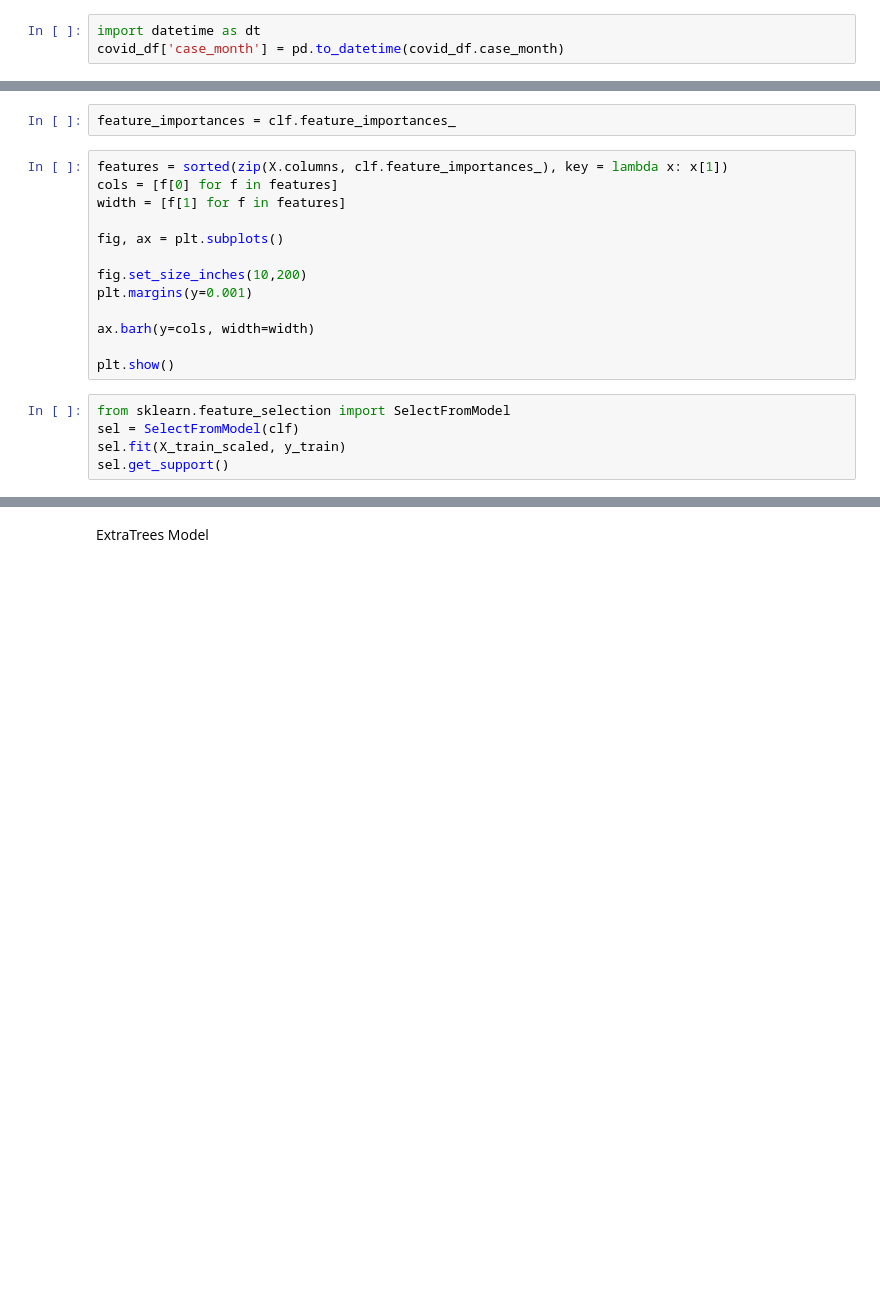
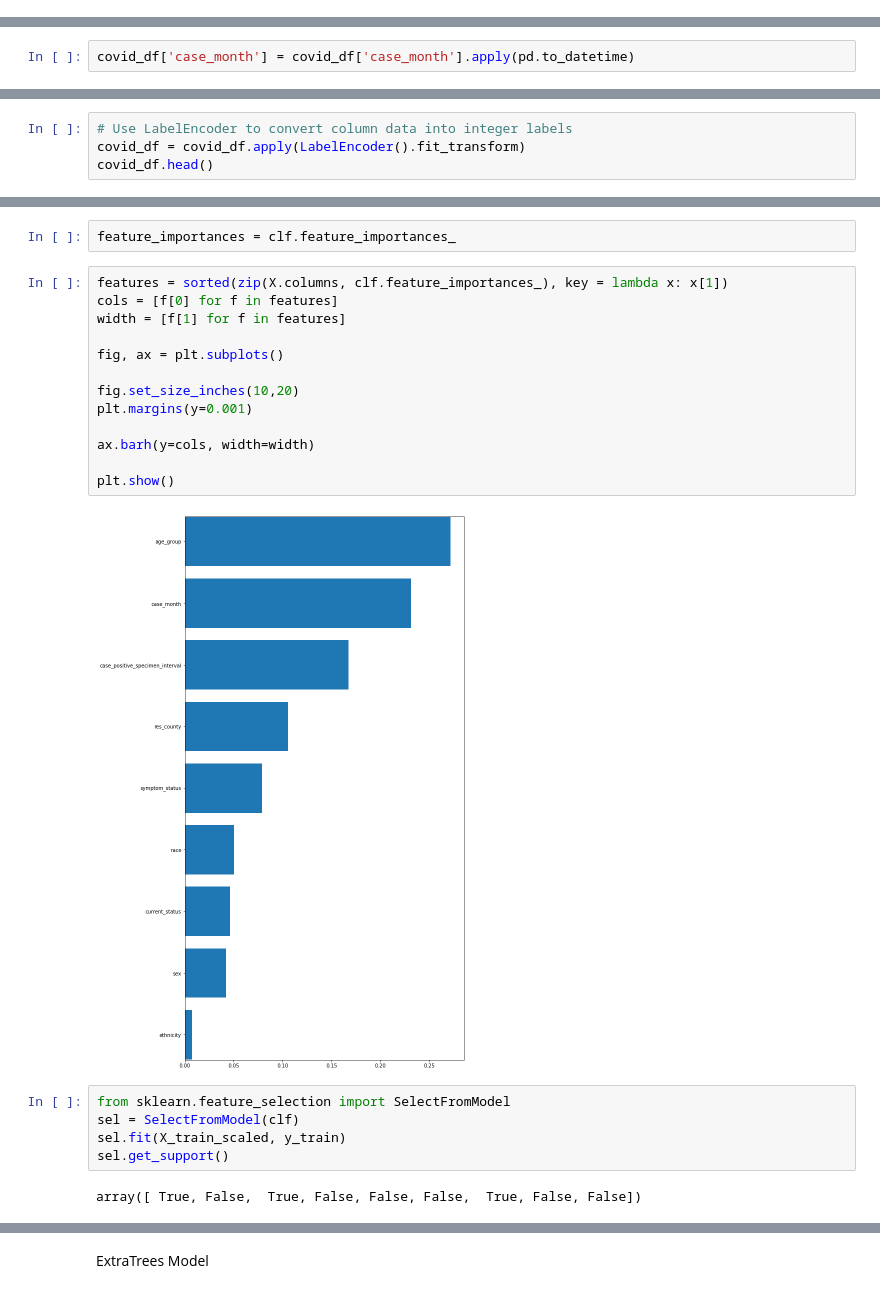
Before and after one commit to JohnCselcuk/Covid-Warriors, a Jupyter notebook: Machine_Learning_Model.ipynb, the cells around one changed output, grey strips where cells are left out. Drawn from its saved outputs; the diff is of its cells as text; blank space fills up the shorter version.

```diff
--- a/Machine_Learning_Model.ipynb
+++ b/Machine_Learning_Model.ipynb
@@ -18,3 +17,0 @@ covid_df.head()
-# %%
-import datetime as dt
-covid_df['case_month'] = pd.to_datetime(covid_df.case_month)
@@ -40,0 +18,2 @@ memory usage: 807.1+ KB
+# %%
+covid_df['case_month'] = covid_df['case_month'].apply(pd.to_datetime)
@@ -40,0 +23,4 @@ memory usage: 807.1+ KB
+# %%
+# Use LabelEncoder to convert column data into integer labels
+covid_df = covid_df.apply(LabelEncoder().fit_transform)
+covid_df.head()
@@ -124,19 +165,23 @@ feature_importances = clf.feature_importances_
 # %%
 features = sorted(zip(X.columns, clf.feature_importances_), key = lambda x: x[1])
 cols = [f[0] for f in features]
 width = [f[1] for f in features]
 
 fig, ax = plt.subplots()
 
-fig.set_size_inches(10,200)
+fig.set_size_inches(10,20)
 plt.margins(y=0.001)
 
 ax.barh(y=cols, width=width)
 
 plt.show()
+# %% [output]
+[figure, added]
 # %%
 from sklearn.feature_selection import SelectFromModel
 sel = SelectFromModel(clf)
 sel.fit(X_train_scaled, y_train)
 sel.get_support()
+# %% [output]
+array([ True, False,  True, False, False, False,  True, False, False])
 # %%
```
Also changed, not shown: parts of 16 cells of this notebook.
